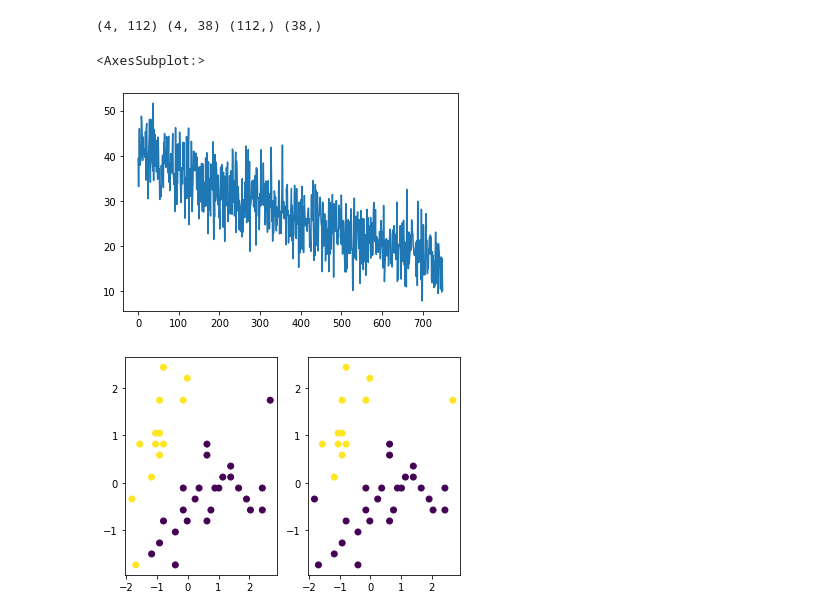
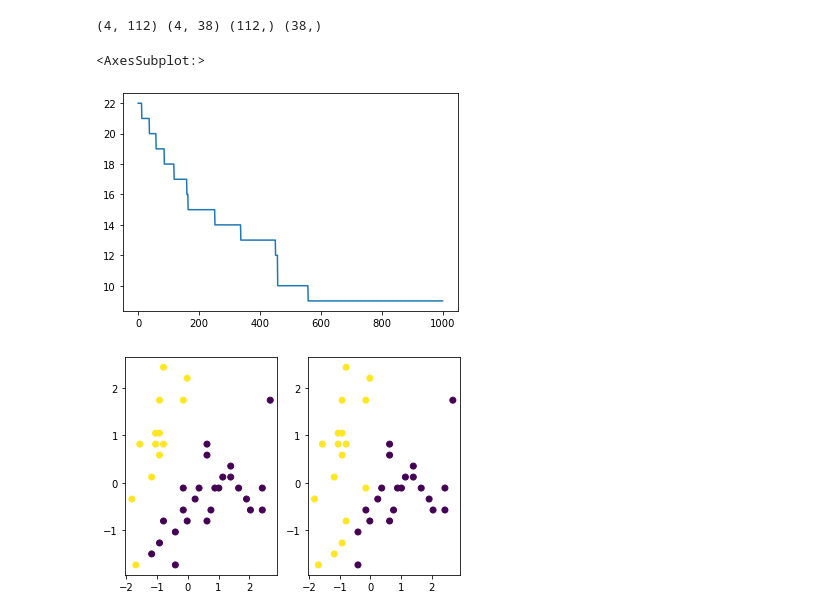
Before and after one commit to gdubbs100/dl_course, a Jupyter notebook: neural_network_from_scratch.ipynb, the cells around one changed output. Drawn from its saved outputs; the diff is of its cells as text; code cells hidden in the pictures.

```diff
--- a/neural_network_from_scratch.ipynb
+++ b/neural_network_from_scratch.ipynb
@@ -112,26 +112,26 @@ class NeuralNetwork:
         A = self.forward(X, train = False)
         return A
 # %%
-layer1 = NetLayer(4, 3, sigmoid)
+layer1 = NetLayer(4, 1, sigmoid)
 layer2 = NetLayer(3, 3, sigmoid)
-layer3 = NetLayer(3, 1, sigmoid)
+layer3 = NetLayer(3, 1, sigmoid, 0.3)
 
 layers = [
     layer1,
     #layer2,
-    layer3
+    # layer3
 ]
 
 net = NeuralNetwork(layers)
 
 
-results = net.train(X_train, y_train, batch_size = 110, epochs =750, learning_rate=0.01)
+results = net.train(X_train, y_train, batch_size = X_train.shape[1], epochs =1000, learning_rate=0.01)
 
 # check that cost function is converging
 pd.Series(results).plot()
 # %% [output]
 <AxesSubplot:>
-[figure, old version]
+[figure, new version]
 # %%
 preds = np.round(net.predict(X_test))
 fig, ax = plt.subplots(1,2)
@@ -141,4 +141,4 @@ fig, ax = plt.subplots(1,2)
 ax[0].scatter(X_test[0,:], X_test[1,:], c = y_test)
 ax[1].scatter(X_test[0,:], X_test[1,:], c = preds);
 # %% [output]
-[figure, old version]
+[figure, new version]
```
Also changed, not shown: parts of 6 cells of this notebook.
